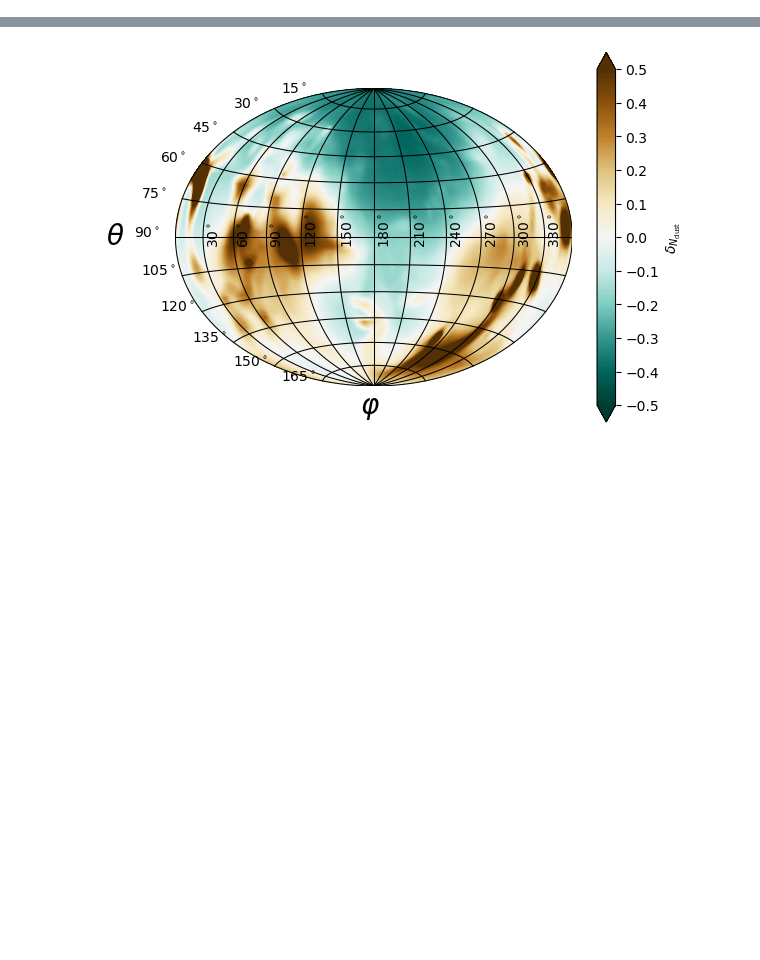
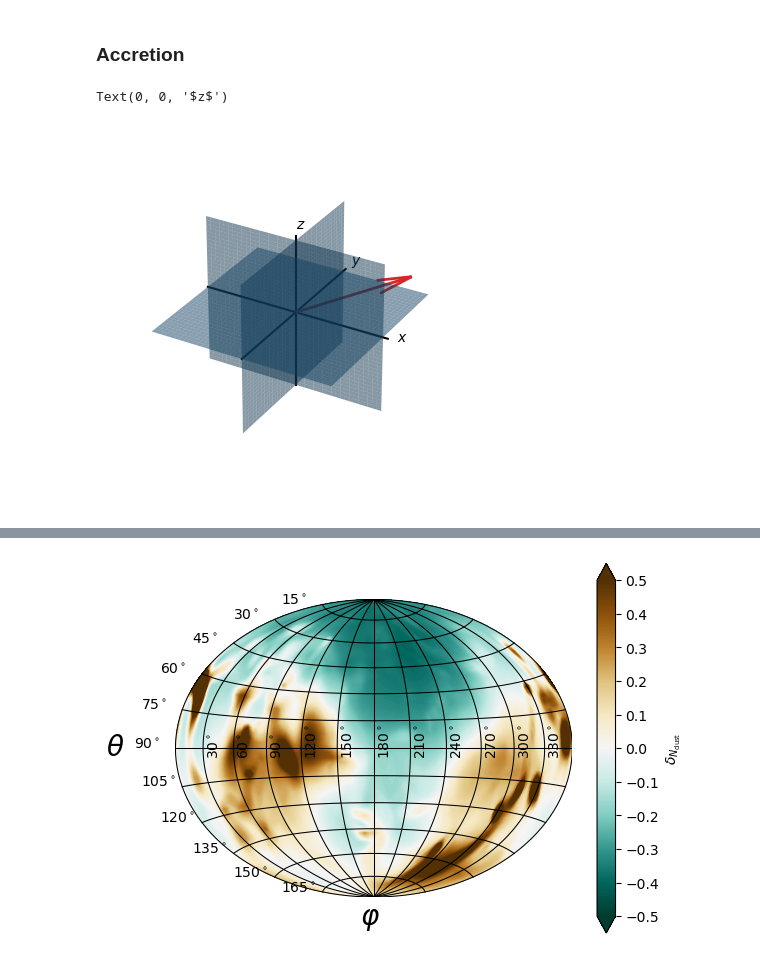
Before and after one commit to zandalman/RAMSES-analysis, a Jupyter notebook: analysis.ipynb, the cells around one changed output, grey strips where cells are left out. Drawn from its saved outputs; the diff is of its cells as text; code cells hidden in the pictures; blank space fills up the shorter version.

```diff
--- a/analysis.ipynb
+++ b/analysis.ipynb
@@ -38,0 +30,2 @@ N_dust_delta = (N_dust - N_dust_avg) / N_dust_avg
+# %% [markdown]
+### Accretion
@@ -38,0 +51,35 @@ N_dust_delta = (N_dust - N_dust_avg) / N_dust_avg
+# %%
+h = np.cross(sim.coord, sim.vel_vec, axis=0)
+h_tot = sim.calc_mean(ang_mom, weight=(sim.density * sim.dV), axis=(1, 2, 3), do_sum=True)
+h_scalar = calc_proj(ang_mom, ang_mom_tot[:, None, None, None])
+
+Ldot = sim.interp_to_sph(h_scalar * sim.density * sim.vel_vec_sph_at_cart[R]) * sim.dA_hph
+Ldot_1d = sim.calc_mean(Ldot, axis=(1, 2), do_sum=True)
+# %%
+ax = plt.figure().add_subplot(projection='3d')
+
+x, y = np.mgrid[-1:1:0.05, -1:1:0.05]
+z = np.zeros_like(x)
+
+ax.plot_surface(x, y, z, color='C0', alpha=0.5)
+ax.plot_surface(z, y, x, color='C0', alpha=0.5)
+ax.plot_surface(x, z, y, color='C0', alpha=0.5)
+
+ax.quiver(0, 0, 0, h_tot[X], h_tot[Y], h_tot[Z], length=1.2, normalize=True, lw=2, color='C3')
+
+ax.plot([-1, 1], [0, 0], [0, 0], color='black')
+ax.plot([0, 0], [-1, 1], [0, 0], color='black')
+ax.plot([0, 0], [0, 0], [-1, 1], color='black')
+
+ax.set_xlabel(r"$x$")
+ax.set_ylabel(r"$y$")
+ax.set_zlabel(r"$z$")
+
+ax.axis("off")
+
+ax.text(1.1, 0, 0, r"$x$")
+ax.text(0, 1.1, 0, r"$y$")
+ax.text(0, 0, 1.1, r"$z$")
+# %% [output]
+Text(0, 0, '$z$')
+[figure, added]
```
Also changed, not shown: parts of 39 cells of this notebook, 2 other files.
